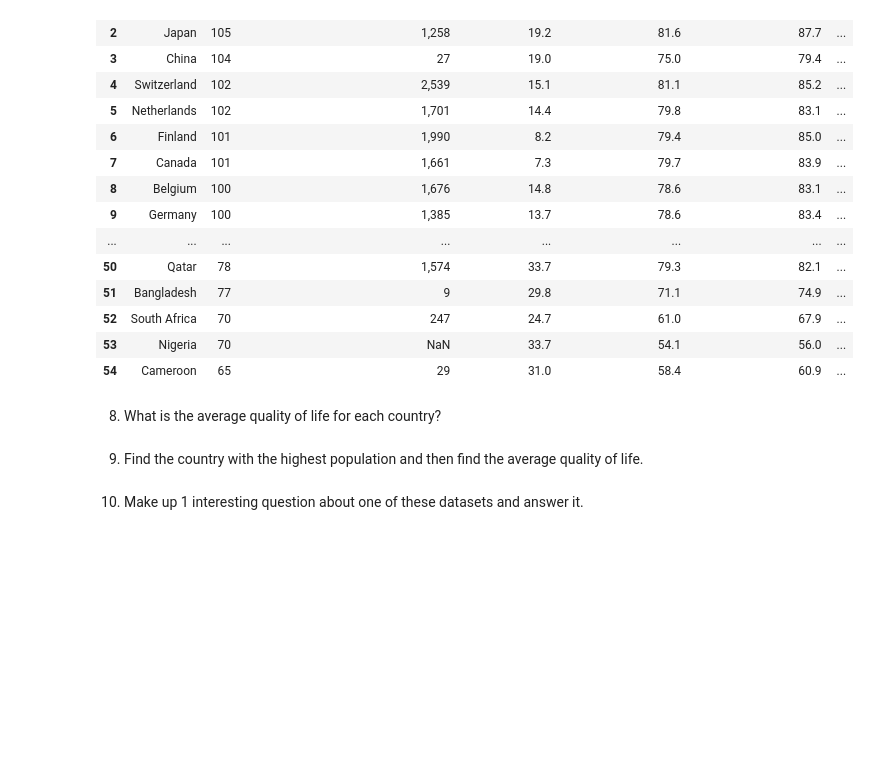
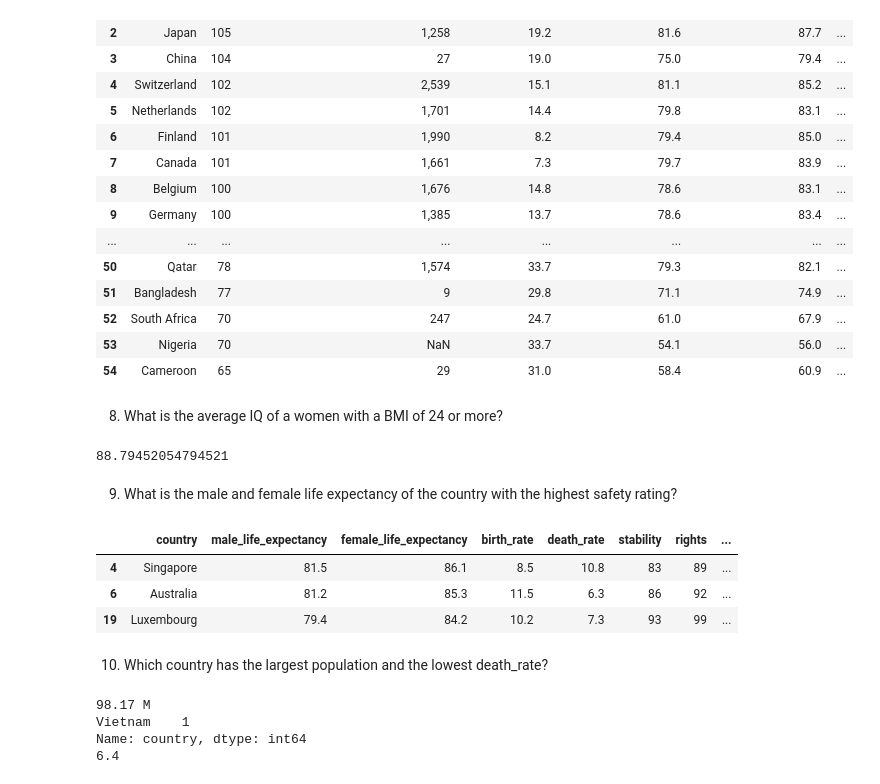
Before and after one commit to kayleeodom/cis277-fa22-Lab4, a Jupyter notebook: Lab4.ipynb, the cells around one changed output. Saved outputs shown, nothing was run; the diff lists cells and outputs as text; code cells hidden in the pictures; blank space fills up the shorter version.

```diff
--- a/Lab4.ipynb
+++ b/Lab4.ipynb
@@ -147,9 +167,38 @@ all_merged
 | 52 | South Africa | 70 | 247 | 24.7 | 61.0 | 67.9 | ... |
 | 53 | Nigeria | 70 | NaN | 33.7 | 54.1 | 56.0 | ... |
 | 54 | Cameroon | 65 | 29 | 31.0 | 58.4 | 60.9 | ... |
-# %% [markdown]
-8. What is the average quality of life for each country?
-# %% [markdown]
-9. Find the country with the highest population and then find the average quality of life.
-# %% [markdown]
-10. Make up 1 interesting question about one of these datasets and answer it.
+# %% [markdown]
+8. What is the average IQ of a women with a BMI of 24 or more?
+# %%
+mask = hw1.female_bmi >= 24
+mask
+hw1[mask].iq.mean()
+# %% [output]
+88.79452054794521
+# %% [markdown]
+9. What is the male and female life expectancy of the country with the highest safety rating?
+# %%
+lq.safety.max()
+lq[lq['safety'] == 100].sort_values('male_life_expectancy', ascending=False)
+# %% [output]
+|  | country | male_life_expectancy | female_life_expectancy | birth_rate | death_rate | stability | rights | ... |
+| 4 | Singapore | 81.5 | 86.1 | 8.5 | 10.8 | 83 | 89 | ... |
+| 6 | Australia | 81.2 | 85.3 | 11.5 | 6.3 | 86 | 92 | ... |
+| 19 | Luxembourg | 79.4 | 84.2 | 10.2 | 7.3 | 93 | 99 | ... |
+# %% [markdown]
+10. Which country has the largest population and the lowest death_rate?
+# %%
+po = all_merged.population.max()
+mask = all_merged.population == '98.17 M'
+mask
+cou = all_merged[mask].country.value_counts()
+deathrt = all_merged[mask].death_rate.min()
+
+print(po)
+print(cou)
+print(deathrt)
+# %% [output]
+98.17 M
+Vietnam    1
+Name: country, dtype: int64
+6.4
```
Also changed, not shown: parts of 7 cells of this notebook.
